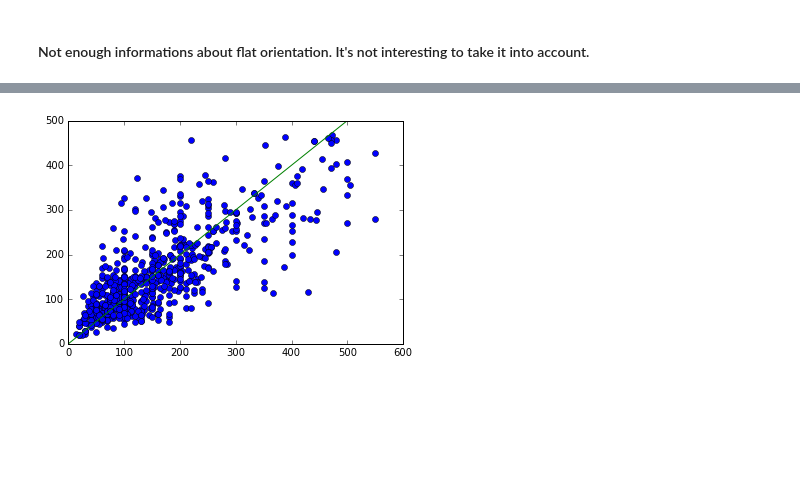
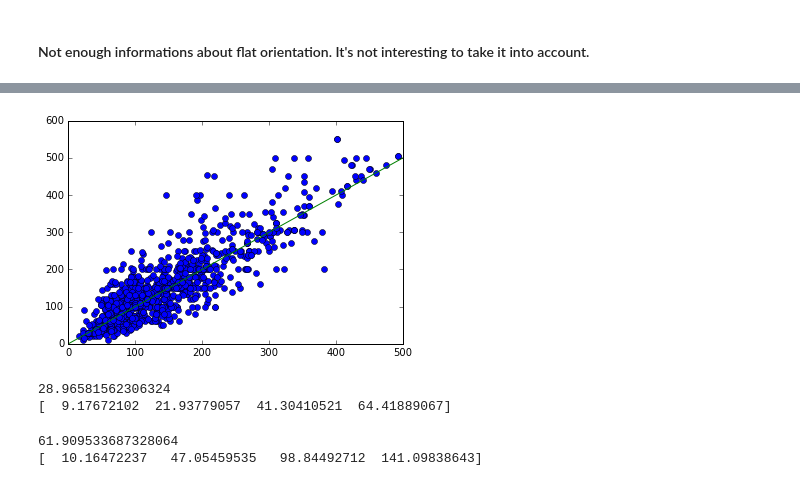
Before and after one commit to dataforgoodfr/batch2_loyers, a Jupyter notebook: charges_predictions.ipynb, the cells around one changed output, grey strips where cells are left out. Cells and saved outputs as stored; diff of their text form; code cells hidden in the pictures; blank space fills up the shorter version.

```diff
--- a/charges_predictions.ipynb
+++ b/charges_predictions.ipynb
@@ -89,0 +126,11 @@ dataset = dataset.drop(["furnished"], 1)
+# %%
+def find_gardien(x):
+    if 'gardien' in x:
+        return True
+    else:
+        return False
+
+bienici["gardien"] = bienici["description"].apply(find_gardien, 0)
+dataset["gardien"] = bienici["gardien"]
+bienici[["charges", "gardien"]].boxplot(by = "gardien", showfliers = False)
+plt.show()
@@ -346,7 +404,8 @@ dataset.head()
 # %%
 dataset = dataset.ix[np.abs(dataset.charges - dataset.charges.mean()) < 2.5*dataset.charges.std(), :]
 dataset["charges_log"] = dataset["charges"].apply(np.log, 0)
-dataset = dataset.drop(["charges"], 1)
+dataset["estimate_log"] = dataset["estimated_charges"].apply(np.log, 0)
+dataset = dataset.drop(["charges", "estimated_charges"], 1)
 # %%
 dataset.head()
 # %% [output]
@@ -367,3 +426,6 @@ dataset = dataset.drop(["heating_sys"], 1)
 dataset = pd.concat([dataset, pd.get_dummies(dataset["district"]).drop(["unknown"], 1)], 1)
 dataset = dataset.drop(["district"], 1)
 dataset = pd.concat([dataset, pd.get_dummies(dataset["heating_source"]).drop(["unknown"],1)], 1).drop(["heating_source"], 1)
+# %%
+dataset["furnished"][dataset["furnished"] == "Yes"] = 1
+dataset["furnished"][dataset["furnished"] == "No"] = 0
@@ -377,7 +448,7 @@ Y_train = Train[["charges_log"]]
 X_test = Test[[col for col in dataset.columns if col != "charges_log"]]
 Y_test = Test[["charges_log"]]
 # %%
-forest = RandomForestRegressor()
+forest = RandomForestRegressor(n_estimators = 1000)
 forest.fit(X_train, Y_train)
 y_hat = forest.predict(X_test)
 # %%
@@ -391,7 +462,7 @@ print(np.percentile((np.abs(np.exp(Y_test.charges_log) - np.exp(y_hat))), [25, 5
 # %%
-plt.plot(np.exp(Y_test.charges_log), np.exp(y_hat), "o")
+plt.plot(np.exp(y_hat), np.exp(Y_test.charges_log), "o")
 x = np.linspace(0, 500, 2)
 plt.plot(x, x)
 plt.show()
 # %% [output]
-[figure, old version]
+[figure, new version]
@@ -397,0 +471,13 @@ plt.show()
+# %%
+print(np.mean(np.abs(error_abs_u200)))
+print(np.percentile(error_abs_u200, [25, 50, 75, 90]))
+# %% [output]
+28.96581562306324
+[  9.17672102  21.93779057  41.30410521  64.41889067]
+# %%
+error_abs_a200 = error_abs[np.exp(Y_test.charges_log) > 200]
+print(np.mean(np.abs(error_abs_a200)))
+print(np.percentile(error_abs_a200, [25, 50, 75, 90]))
+# %% [output]
+61.909533687328064
+[  10.16472237   47.05459535   98.84492712  141.09838643]
```
Also changed, not shown: parts of 51 cells of this notebook.
